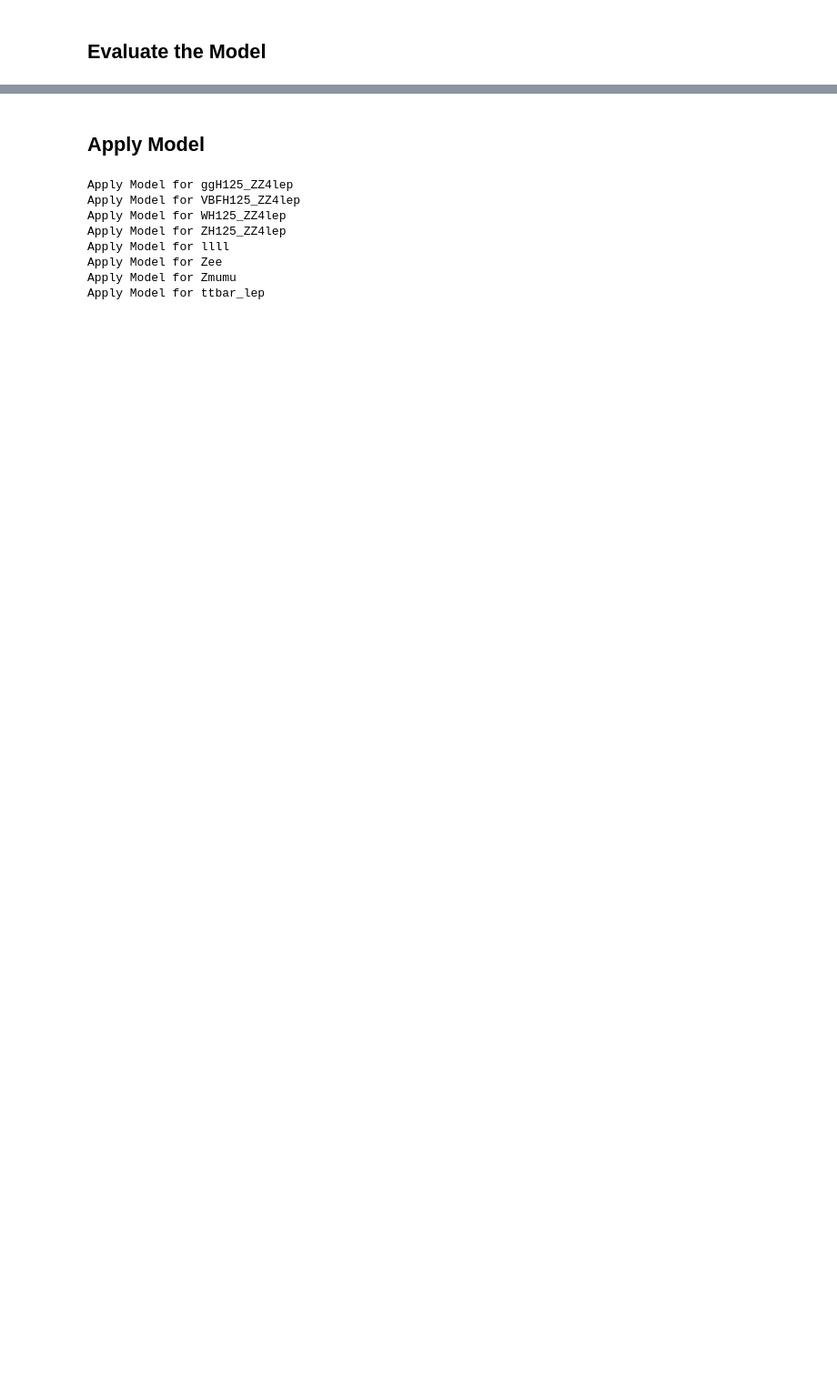
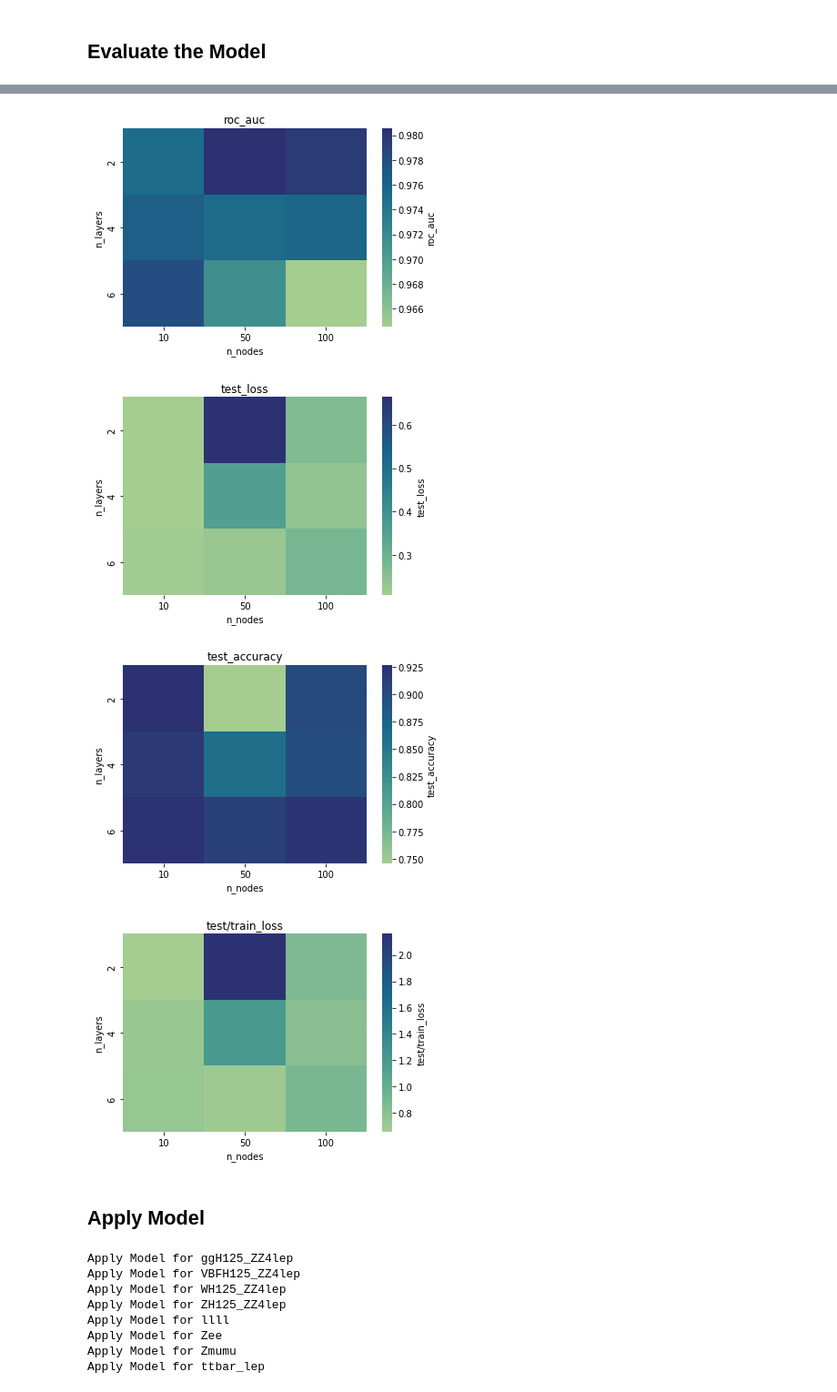
Before and after one commit to MaxStange1005/ATLAS-OpenData-Higgs-NeuralNetworks, a Jupyter notebook: machine_learning.ipynb, the cells around one changed output, grey strips where cells are left out. Shown: that part at 91% size. Drawn from its saved outputs; the diff is of its cells as text; code cells hidden in the pictures; blank space fills up the shorter version.

```diff
--- a/machine_learning.ipynb
+++ b/machine_learning.ipynb
@@ -501,14 +407,20 @@ for model_name in models:
     n_nodes = int(model_name.split('_')[2])
     evaluation_full['n_layers'].append(n_layers)
     evaluation_full['n_nodes'].append(n_nodes)
-    evaluation_full['test_loss'].append(models[model_name]['test_evaluation'][0])
     evaluation_full['roc_auc'].append(models[model_name]['roc_auc'])
-    evaluation_full['test_loss'].append(models[model_name]['test_evaluation'][0])
-    evaluation_full['test/train_loss'].append(models[model_name]['test_evaluation'][0]/models[model_name]['train_evaluation'][0])
+    evaluation_full['test_loss'].append(models[model_name]['test_loss'])
+    evaluation_full['test_accuracy'].append(models[model_name]['test_accuracy'])
+    evaluation_full['test/train_loss'].append(models[model_name]['test_loss']/models[model_name]['train_loss'])
+
+evaluation_full_df = pd.DataFrame(evaluation_full)
 
 for eval in ['roc_auc', 'test_loss', 'test_accuracy', 'test/train_loss']:
-    evaluation_full_df = pd.DataFrame(evaluation_full)
     pivot = evaluation_full_df.pivot(index='n_layers', columns='n_nodes', values=eval)
     sns.heatmap(pivot, cbar_kws={'label': eval}, cmap='crest')
     plt.title(eval)
+
+    eval_string = eval.replace('/', '_')
+    layers_string = str(list(set(evaluation_full_df['n_layers']))).replace(' ', '')
+    nodes_string = str(list(set(evaluation_full_df['n_nodes']))).replace(' ', '')
+    plt.savefig(f'plots/evaluate_{eval_string}_layers_{layers_string}_nodes_{nodes_string}.pdf')
     plt.show()
@@ -533,3 +468,21 @@ print(auc)
+# %%
+evaluation_full_df = pd.DataFrame(evaluation_full)
+
+for eval in ['roc_auc', 'test_loss', 'test_accuracy', 'test/train_loss']:
+    pivot = evaluation_full_df.pivot(index='n_layers', columns='n_nodes', values=eval)
+    sns.heatmap(pivot, cbar_kws={'label': eval}, cmap='crest')
+    plt.title(eval)
+
+    eval_string = eval.replace('/', '_')
+    layers_string = str(list(set(evaluation_full_df['n_layers']))).replace(' ', '')
+    nodes_string = str(list(set(evaluation_full_df['n_nodes']))).replace(' ', '')
+    plt.savefig(f'plots/evaluate_{eval_string}_layers_{layers_string}_nodes_{nodes_string}.pdf')
+    plt.show()
+# %% [output]
+[figure, added]
+[figure, added]
+[figure, added]
+[figure, added]
 # %% [markdown]
 ## Apply Model
 # %%
```
Also changed, not shown: parts of 26 cells of this notebook, 1 other file.
